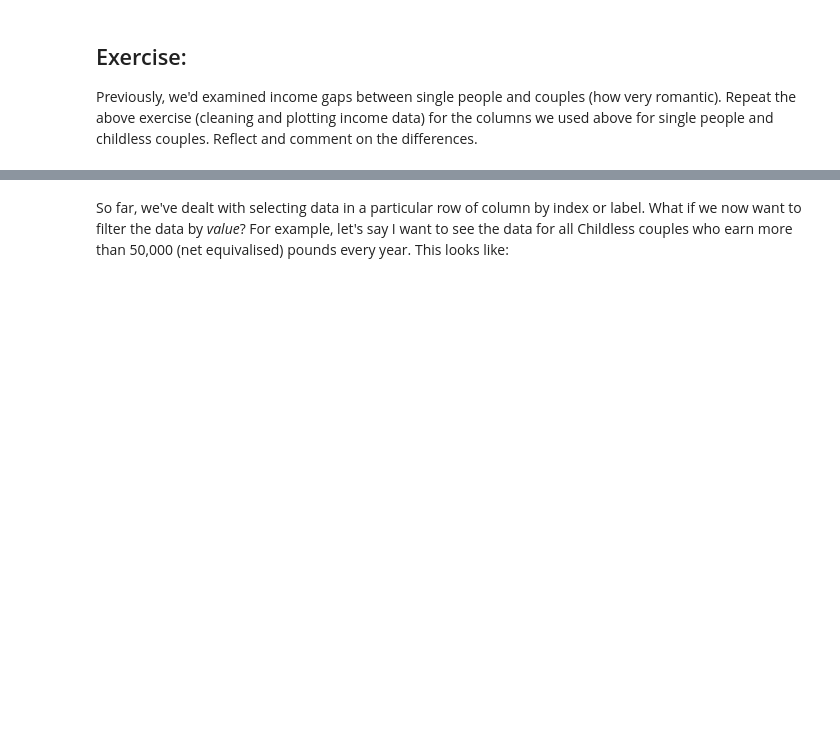
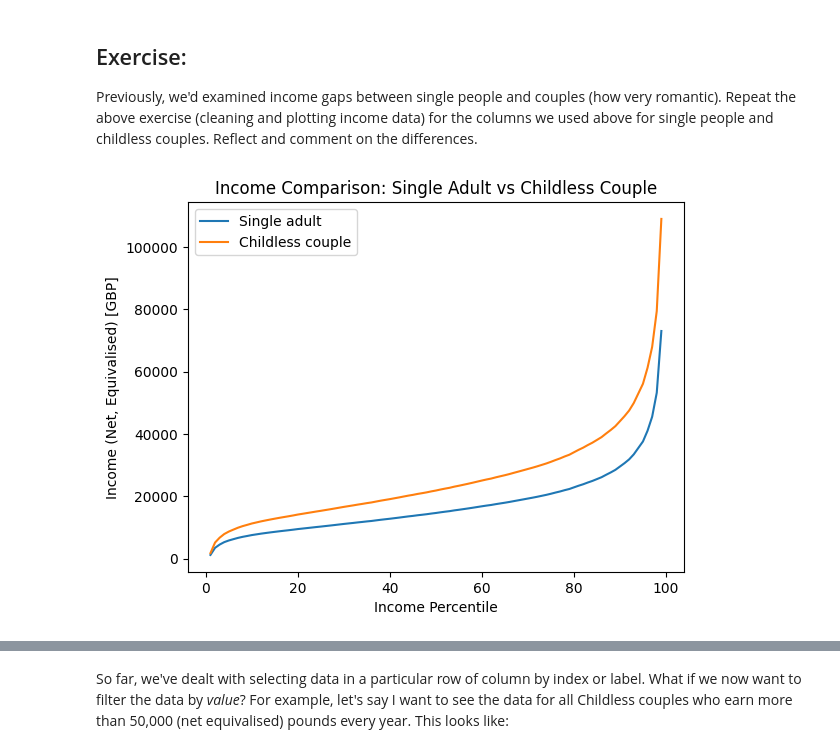
Before and after one commit to Freya360/QM2, a Jupyter notebook: notebooks/W02. Pandas.ipynb, the cells around one changed output, grey strips where cells are left out. Drawn from its saved outputs; the diff is of its cells as text; code cells hidden in the pictures; blank space fills up the shorter version.

```diff
--- a/notebooks/W02. Pandas.ipynb
+++ b/notebooks/W02. Pandas.ipynb
@@ -310,0 +354,14 @@ Add your reflection here.
+# %%
+single = income['Single adult'].astype(str).str.replace(',', '').astype(float)
+couple = income['Childless couple, annual income'].astype(str).str.replace(',', '').astype(float)
+
+ax = single.plot(label='Single adult')
+couple.plot(ax=ax, label='Childless couple')
+
+plt.title('Income Comparison: Single Adult vs Childless Couple')
+plt.xlabel('Income Percentile')
+plt.ylabel('Income (Net, Equivalised) [GBP]')
+plt.legend()
+plt.show()
+# %% [output]
+[figure, added]
```
Also changed, not shown: parts of 7 cells of this notebook.
